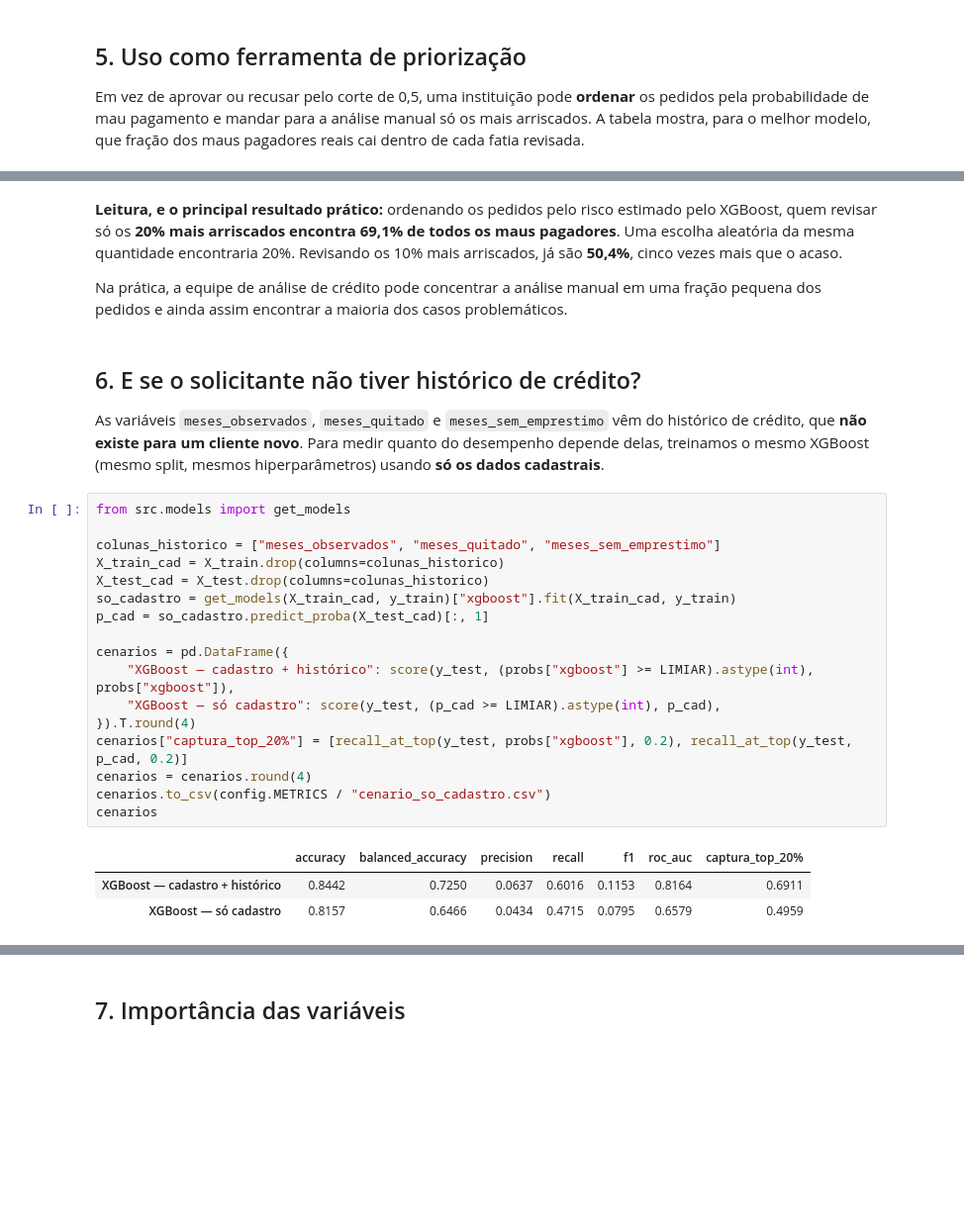
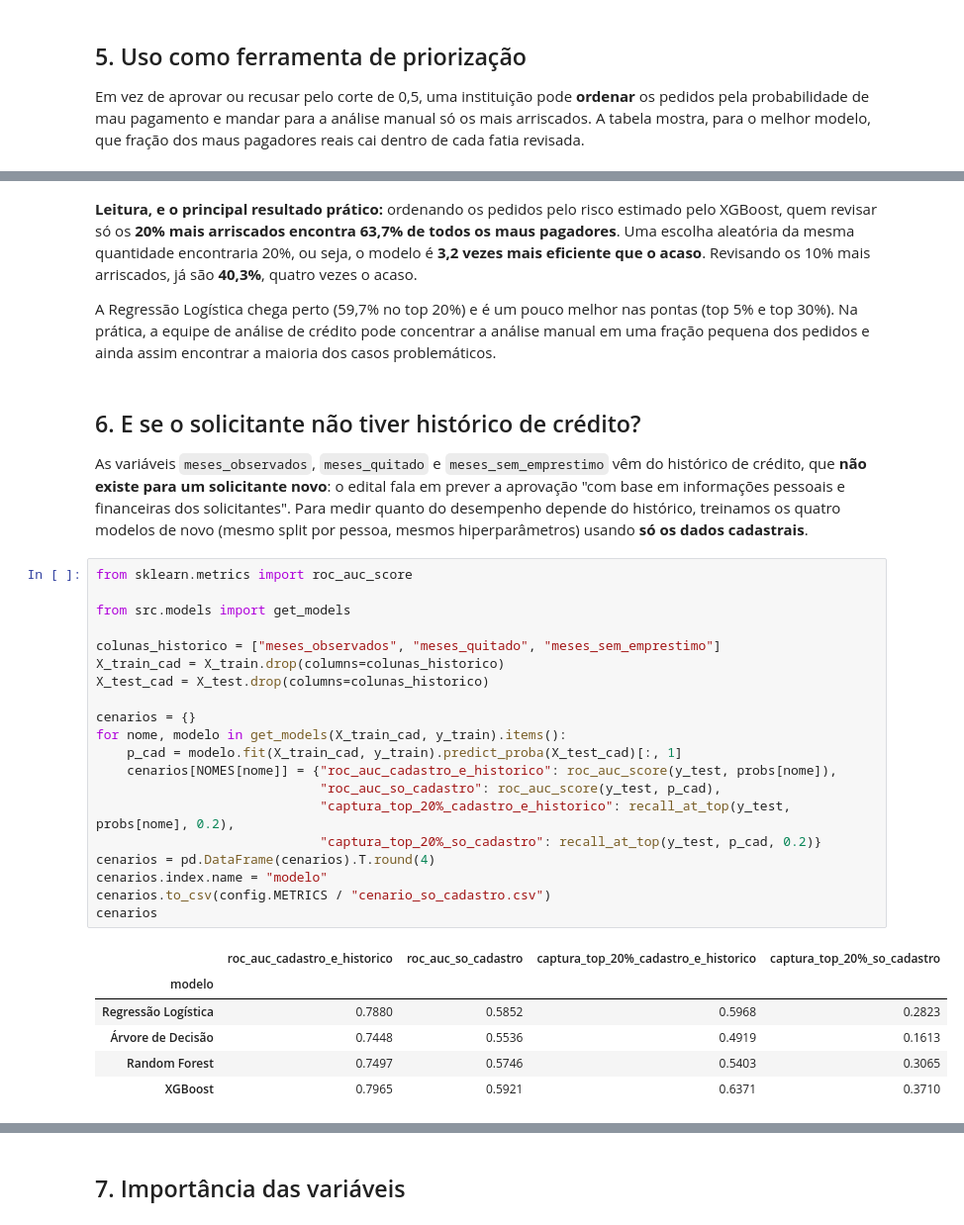
Before and after one commit to andersonelao2-code/tech-challenge-cartao-credito, a Jupyter notebook: notebooks/04_avaliacao.ipynb, the cells around one changed output, grey strips where cells are left out. Shown at 99% size. Cells and saved outputs as stored; diff of their text form; blank space fills up the shorter version.

```diff
--- a/notebooks/04_avaliacao.ipynb
+++ b/notebooks/04_avaliacao.ipynb
@@ -189,36 +222,45 @@ captura.to_csv(config.METRICS / "captura_por_fatia.csv")
 # %% [markdown]
 **Leitura, e o principal resultado prático:** ordenando os pedidos pelo risco estimado pelo
-XGBoost, quem revisar só os **20% mais arriscados encontra 69,1% de todos os maus pagadores**. Uma
-escolha aleatória da mesma quantidade encontraria 20%. Revisando os 10% mais arriscados, já são
-**50,4%**, cinco vezes mais que o acaso.
+XGBoost, quem revisar só os **20% mais arriscados encontra 63,7% de todos os maus pagadores**. Uma
+escolha aleatória da mesma quantidade encontraria 20%, ou seja, o modelo é **3,2 vezes mais
+eficiente que o acaso**. Revisando os 10% mais arriscados, já são **40,3%**, quatro vezes o acaso.
 
-Na prática, a equipe de análise de crédito pode concentrar a análise manual em uma fração pequena
-dos pedidos e ainda assim encontrar a maioria dos casos problemáticos.
+A Regressão Logística chega perto (59,7% no top 20%) e é um pouco melhor nas pontas (top 5% e top
+30%). Na prática, a equipe de análise de crédito pode concentrar a análise manual em uma fração
+pequena dos pedidos e ainda assim encontrar a maioria dos casos problemáticos.
 # %% [markdown]
 ## 6. E se o solicitante não tiver histórico de crédito?
 
 As variáveis `meses_observados`, `meses_quitado` e `meses_sem_emprestimo` vêm do histórico de
-crédito, que **não existe para um cliente novo**. Para medir quanto do desempenho depende delas,
-treinamos o mesmo XGBoost (mesmo split, mesmos hiperparâmetros) usando **só os dados cadastrais**.
+crédito, que **não existe para um solicitante novo**: o edital fala em prever a aprovação "com base
+em informações pessoais e financeiras dos solicitantes". Para medir quanto do desempenho depende do
+histórico, treinamos os quatro modelos de novo (mesmo split por pessoa, mesmos hiperparâmetros)
+usando **só os dados cadastrais**.
 # %%
+from sklearn.metrics import roc_auc_score
+
 from src.models import get_models
 
 colunas_historico = ["meses_observados", "meses_quitado", "meses_sem_emprestimo"]
 X_train_cad = X_train.drop(columns=colunas_historico)
 X_test_cad = X_test.drop(columns=colunas_historico)
-so_cadastro = get_models(X_train_cad, y_train)["xgboost"].fit(X_train_cad, y_train)
-p_cad = so_cadastro.predict_proba(X_test_cad)[:, 1]
 
-cenarios = pd.DataFrame({
-    "XGBoost — cadastro + histórico": score(y_test, (probs["xgboost"] >= LIMIAR).astype(int), probs["xgboost"]),
-    "XGBoost — só cadastro": score(y_test, (p_cad >= LIMIAR).astype(int), p_cad),
-}).T.round(4)
-cenarios["captura_top_20%"] = [recall_at_top(y_test, probs["xgboost"], 0.2), recall_at_top(y_test, p_cad, 0.2)]
-cenarios = cenarios.round(4)
+cenarios = {}
+for nome, modelo in get_models(X_train_cad, y_train).items():
+    p_cad = modelo.fit(X_train_cad, y_train).predict_proba(X_test_cad)[:, 1]
+    cenarios[NOMES[nome]] = {"roc_auc_cadastro_e_historico": roc_auc_score(y_test, probs[nome]),
+                             "roc_auc_so_cadastro": roc_auc_score(y_test, p_cad),
+                             "captura_top_20%_cadastro_e_historico": recall_at_top(y_test, probs[nome], 0.2),
+                             "captura_top_20%_so_cadastro": recall_at_top(y_test, p_cad, 0.2)}
+cenarios = pd.DataFrame(cenarios).T.round(4)
+cenarios.index.name = "modelo"
 cenarios.to_csv(config.METRICS / "cenario_so_cadastro.csv")
 cenarios
 # %% [output]
-|  | accuracy | balanced_accuracy | precision | recall | f1 | roc_auc | captura_top_20% |
-| XGBoost — cadastro + histórico | 0.8442 | 0.7250 | 0.0637 | 0.6016 | 0.1153 | 0.8164 | 0.6911 |
-| XGBoost — só cadastro | 0.8157 | 0.6466 | 0.0434 | 0.4715 | 0.0795 | 0.6579 | 0.4959 |
+|  | roc_auc_cadastro_e_historico | roc_auc_so_cadastro | captura_top_20%_cadastro_e_historico | captura_top_20%_so_cadastro |
+| modelo |  |  |  |  |
+| Regressão Logística | 0.7880 | 0.5852 | 0.5968 | 0.2823 |
+| Árvore de Decisão | 0.7448 | 0.5536 | 0.4919 | 0.1613 |
+| Random Forest | 0.7497 | 0.5746 | 0.5403 | 0.3065 |
+| XGBoost | 0.7965 | 0.5921 | 0.6371 | 0.3710 |
 # %% [markdown]
```
Also changed, not shown: parts of 18 cells of this notebook, 23 other files.
